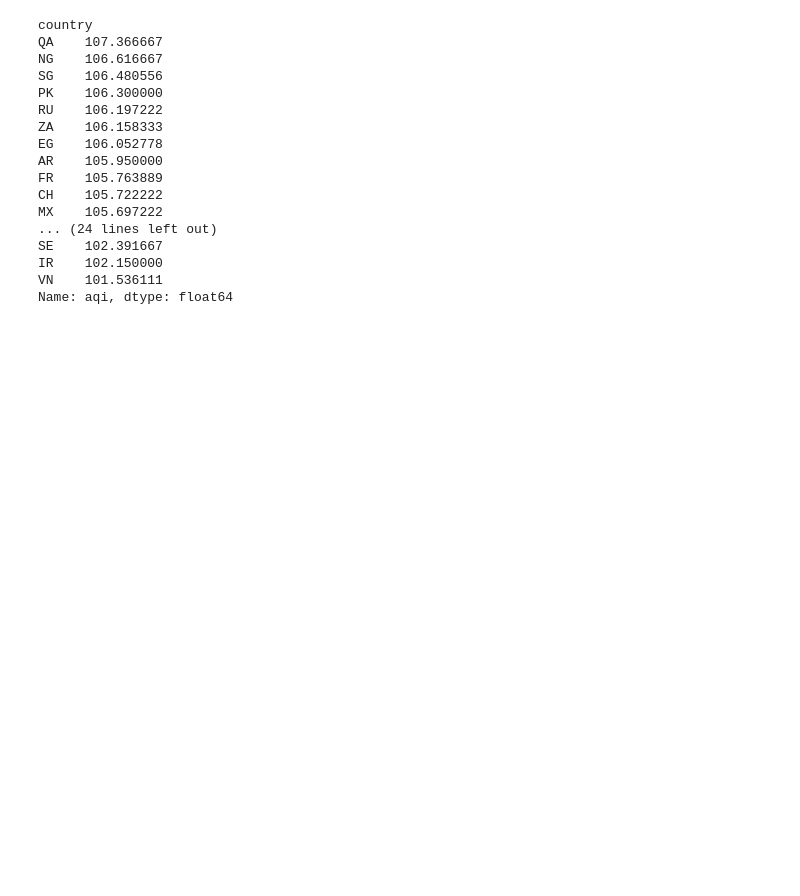
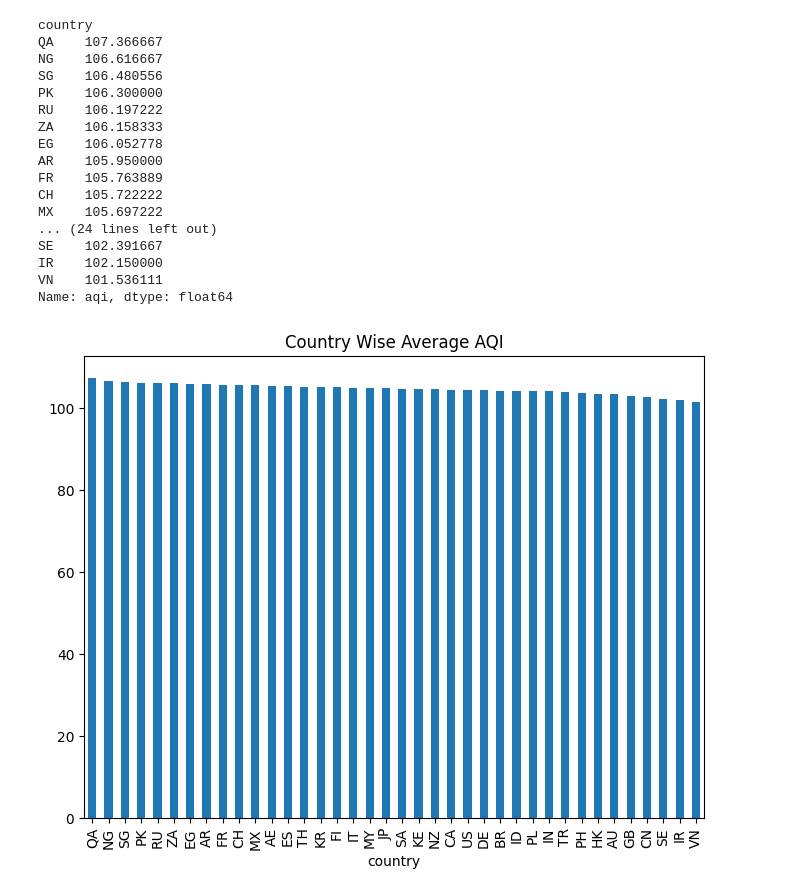
Before and after one commit to Vanshaj14Mohan/AirPulse-AI, a Jupyter notebook: Files/notebooks/eda.ipynb, the cells around one changed output. Cells and saved outputs as stored; diff of their text form; code cells hidden in the pictures; blank space fills up the shorter version.

```diff
--- a/Files/notebooks/eda.ipynb
+++ b/Files/notebooks/eda.ipynb
@@ -259,3 +259,10 @@ SE    102.391667
 IR    102.150000
 VN    101.536111
 Name: aqi, dtype: float64
+# %%
+plt.figure(figsize=(8,6))
+country_aqi.plot(kind="bar")
+plt.title("Country Wise Average AQI")
+plt.show()
+# %% [output]
+[figure, added]
```
